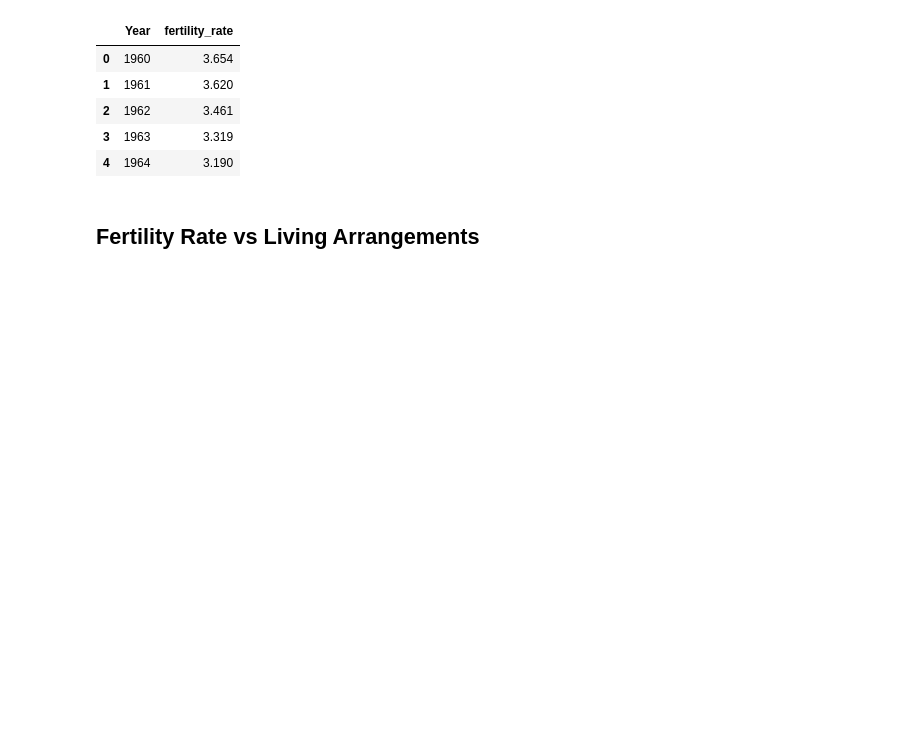
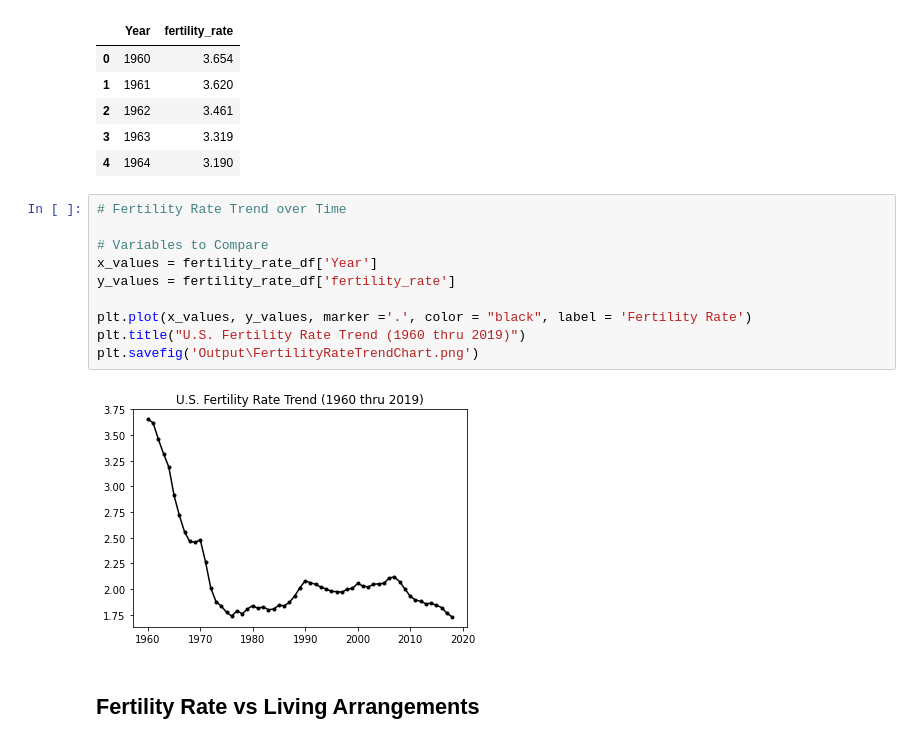
Before and after one commit to vlee2020/UCI-Project1-Group5, a Jupyter notebook: team5.ipynb, the cells around one changed output. Drawn from its saved outputs; the diff is of its cells as text; blank space fills up the shorter version.

Commit message:
vlee: Updated imports, added Fertility Rate Trend Chart, performed T-Test for Living Arrangements

```diff
--- a/team5.ipynb
+++ b/team5.ipynb
@@ -35,6 +40,18 @@ fertility_rate_df.head()
 | 2 | 1962 | 3.461 |
 | 3 | 1963 | 3.319 |
 | 4 | 1964 | 3.190 |
+# %%
+# Fertility Rate Trend over Time
+
+# Variables to Compare
+x_values = fertility_rate_df['Year']
+y_values = fertility_rate_df['fertility_rate']
+
+plt.plot(x_values, y_values, marker ='.', color = "black", label = 'Fertility Rate')
+plt.title("U.S. Fertility Rate Trend (1960 thru 2019)")
+plt.savefig('Output\FertilityRateTrendChart.png')
+# %% [output]
+[figure, added]
 # %% [markdown]
 ## Fertility Rate vs Living Arrangements
 # %%
```
Also changed, not shown: parts of 13 cells of this notebook.
